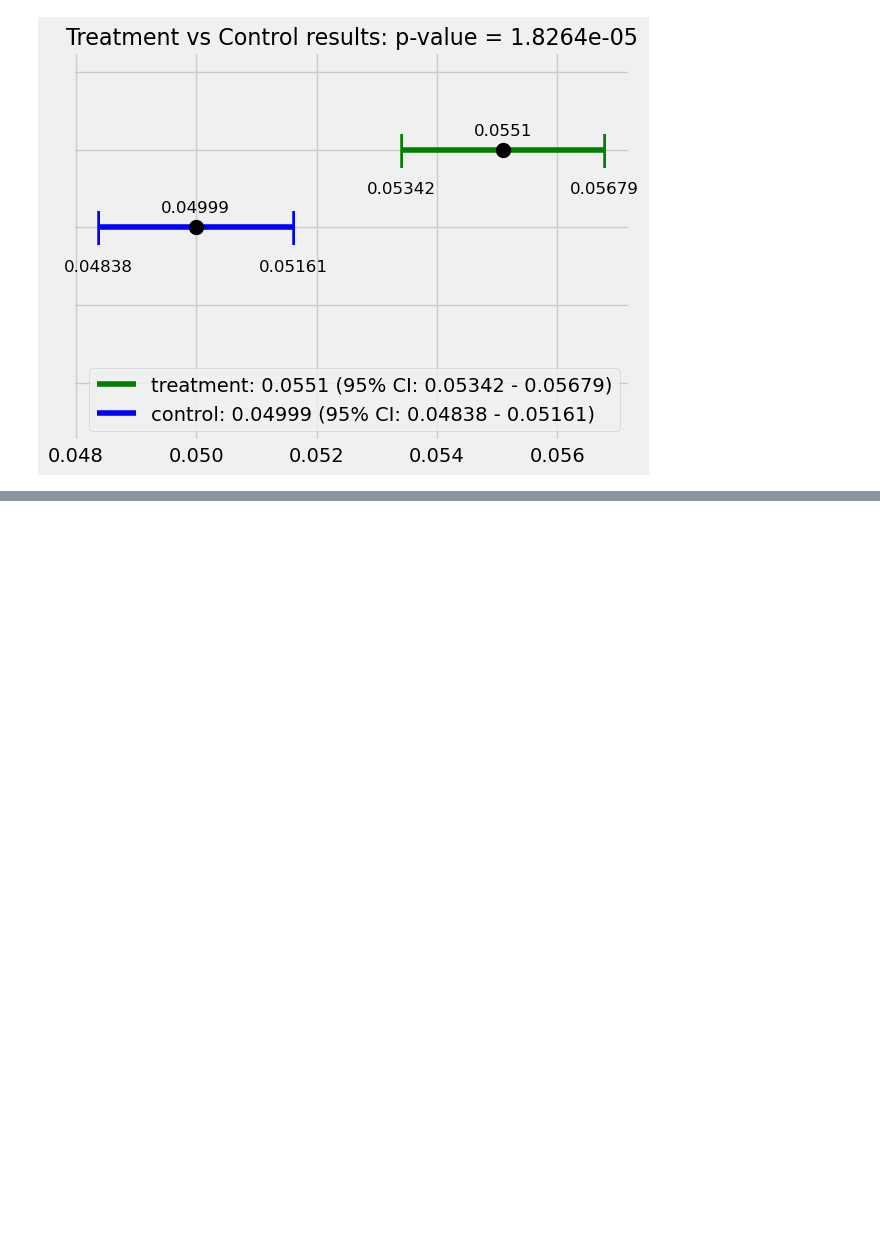
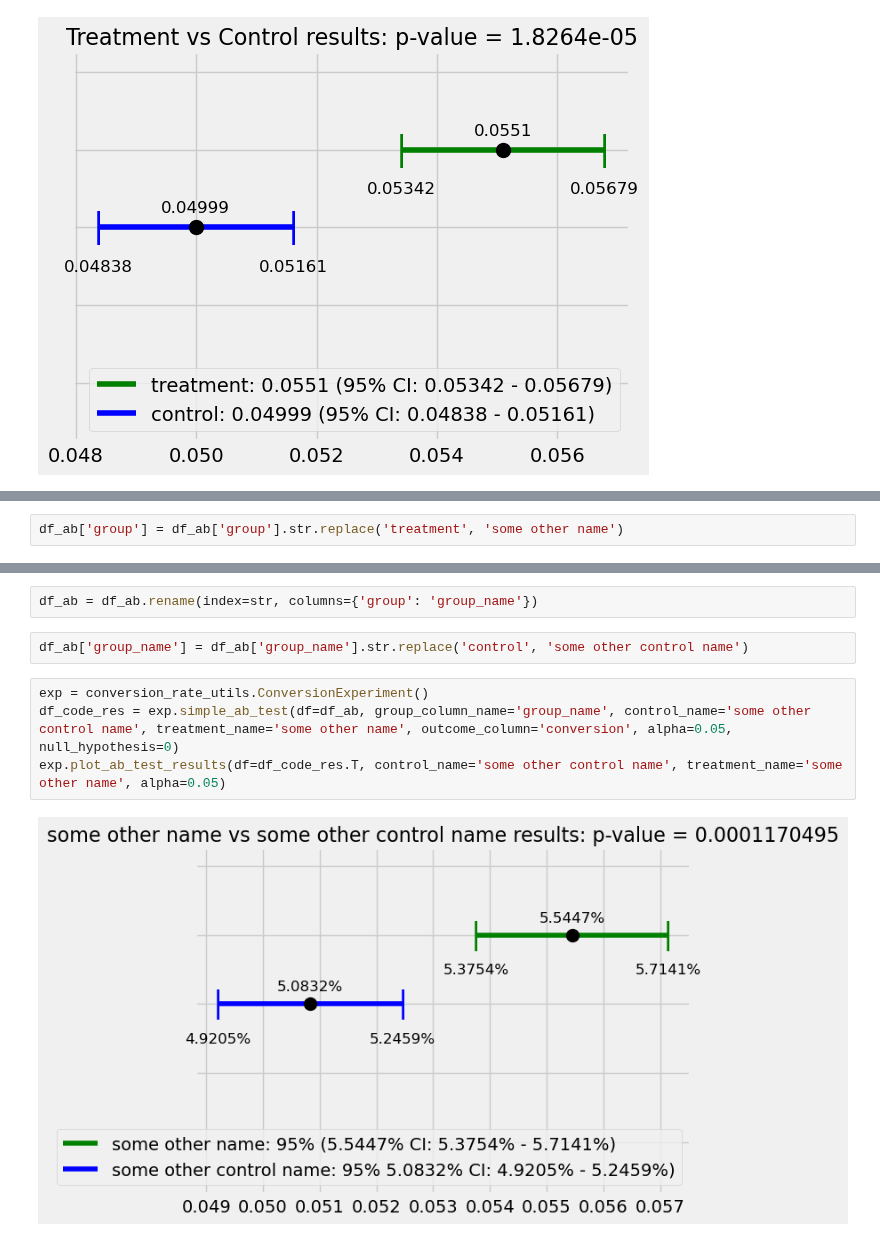
Before and after one commit to dokeeffe87/stats_utils, a Jupyter notebook: notebooks/scratch_work/dev_visualize_ab_results.ipynb, the cells around one changed output, grey strips where cells are left out. Drawn from its saved outputs; the diff is of its cells as text; blank space fills up the shorter version.

```diff
--- a/notebooks/scratch_work/dev_visualize_ab_results.ipynb
+++ b/notebooks/scratch_work/dev_visualize_ab_results.ipynb
@@ -353,0 +378,2 @@ exp.plot_ab_test_results(df=df_res, save_path='../../../data/', output_filename=
+# %%
+df_ab['group'] = df_ab['group'].str.replace('treatment', 'some other name')
@@ -353,0 +389,10 @@ exp.plot_ab_test_results(df=df_res, save_path='../../../data/', output_filename=
+# %%
+df_ab = df_ab.rename(index=str, columns={'group': 'group_name'})
+# %%
+df_ab['group_name'] = df_ab['group_name'].str.replace('control', 'some other control name')
+# %%
+exp = conversion_rate_utils.ConversionExperiment()
+df_code_res = exp.simple_ab_test(df=df_ab, group_column_name='group_name', control_name='some other control name', treatment_name='some other name', outcome_column='conversion', alpha=0.05, null_hypothesis=0)
+exp.plot_ab_test_results(df=df_code_res.T, control_name='some other control name', treatment_name='some other name', alpha=0.05)
+# %% [output]
+[figure, added]
```
Also changed, not shown: parts of 10 cells of this notebook, 1 other file.
